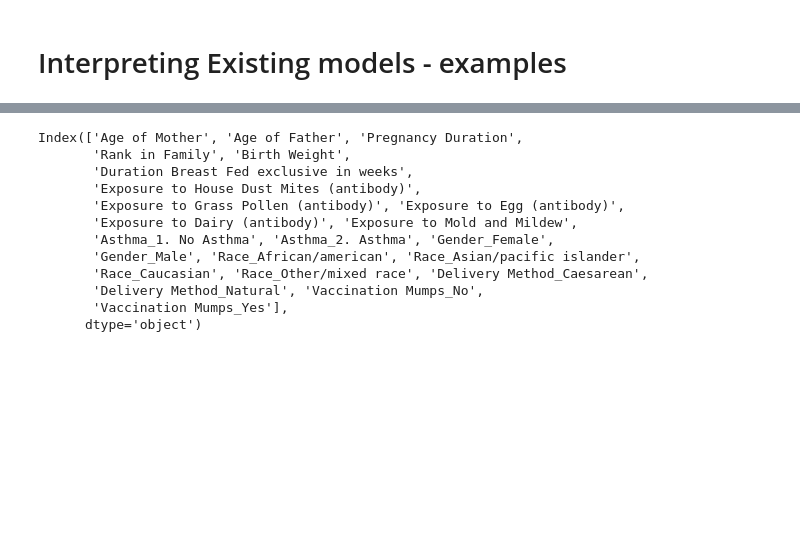
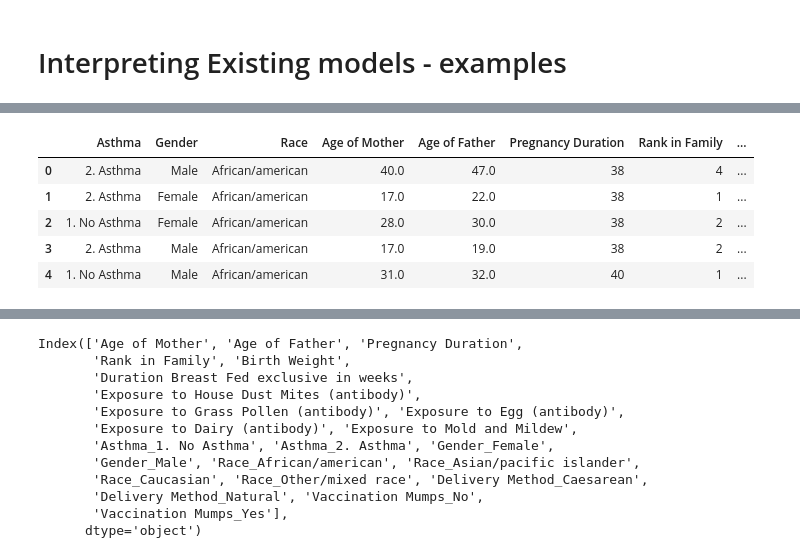
Before and after one commit to datawhys/demo-xavier-ai-summit, a Jupyter notebook: Xavier_Exercise2.ipynb, the cells around one changed output, grey strips where cells are left out. Saved outputs shown, nothing was run; the diff lists cells and outputs as text; code cells hidden in the pictures; blank space fills up the shorter version.

```diff
--- a/Xavier_Exercise2.ipynb
+++ b/Xavier_Exercise2.ipynb
@@ -24,3 +32,2 @@ warnings.filterwarnings('ignore')
 # %%
-df = pd.read_excel('https://github.com/datawhys/demo-xavier-ai-summit/blob/main/asthma_data.xlsx?raw=true')
-df = pd.read_csv('asthma_data.csv')
+df = pd.read_csv('https://github.com/datawhys/demo-xavier-ai-summit/blob/main/asthma_data.csv?raw=true')
@@ -82,0 +62,11 @@ ohe = OneHotEncoder(categories='auto')
+# %%
+# let's take a look at our dataframe:
+
+df_imputed_nums.head()
+# %% [output]
+|  | Asthma | Gender | Race | Age of Mother | Age of Father | Pregnancy Duration | Rank in Family | ... |
+| 0 | 2. Asthma | Male | African/american | 40.0 | 47.0 | 38 | 4 | ... |
+| 1 | 2. Asthma | Female | African/american | 17.0 | 22.0 | 38 | 1 | ... |
+| 2 | 1. No Asthma | Female | African/american | 28.0 | 30.0 | 38 | 2 | ... |
+| 3 | 2. Asthma | Male | African/american | 17.0 | 19.0 | 38 | 2 | ... |
+| 4 | 1. No Asthma | Male | African/american | 31.0 | 32.0 | 40 | 1 | ... |
```
Also changed, not shown: parts of 22 cells of this notebook.
